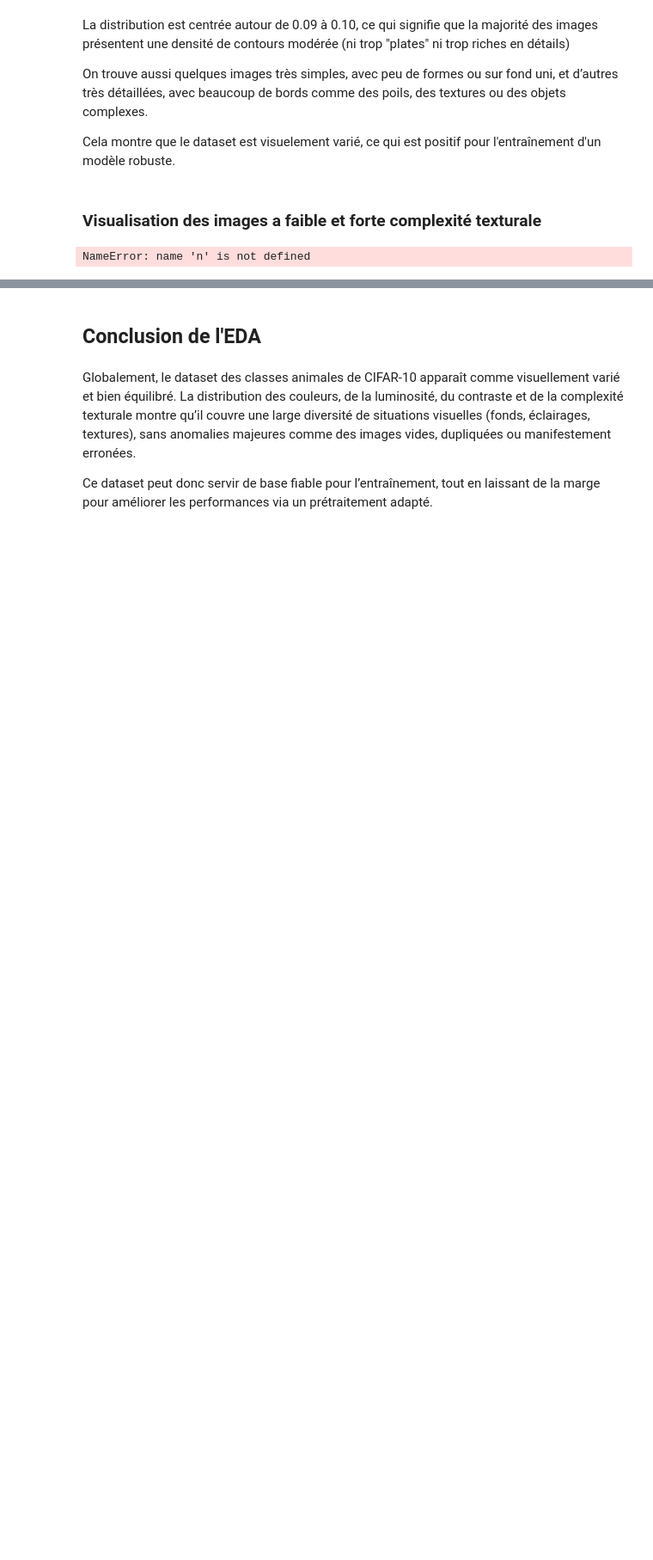
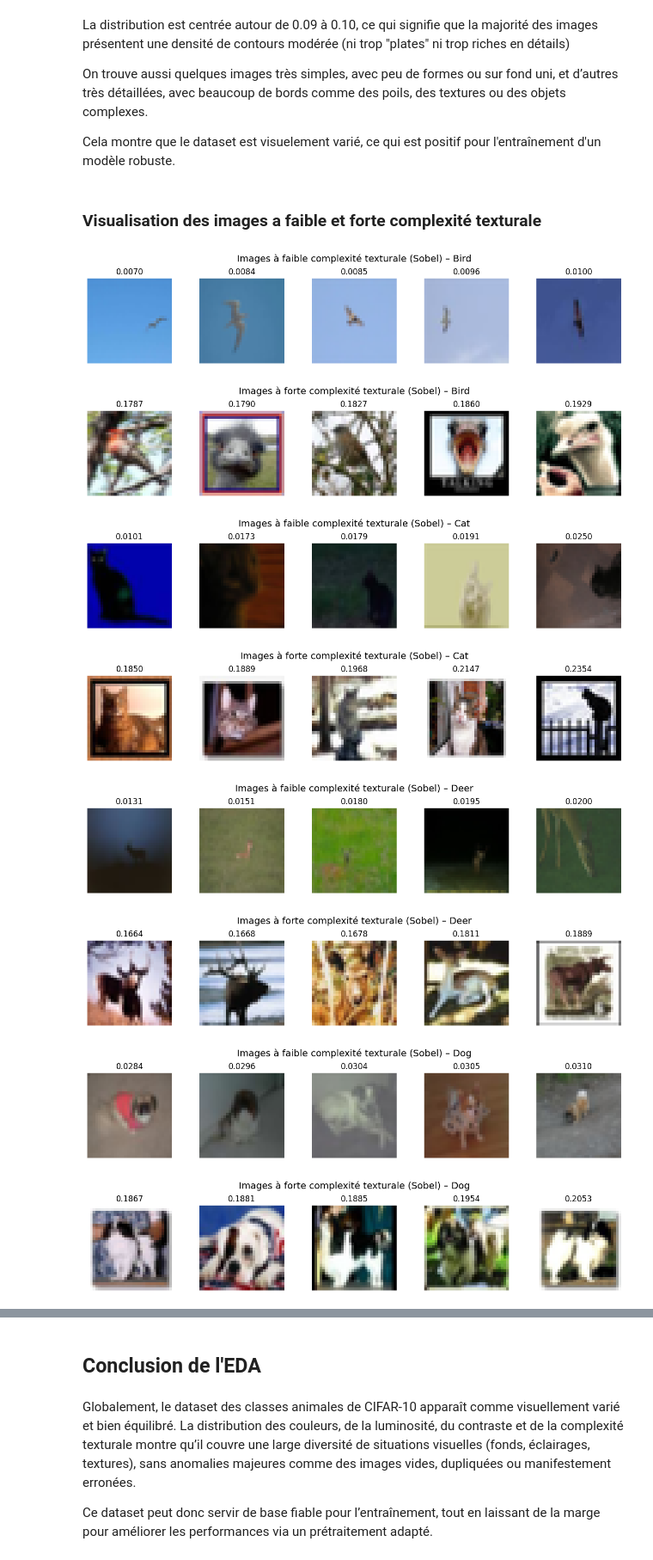
Before and after one commit to DoreneABESSOLO/NeuralZOO, a Jupyter notebook: eda.ipynb, the cells around one changed output, grey strips where cells are left out. Shown at 86% size. Drawn from its saved outputs; the diff is of its cells as text; code cells hidden in the pictures; blank space fills up the shorter version.

```diff
--- a/eda.ipynb
+++ b/eda.ipynb
@@ -373,27 +373,34 @@ Cela montre que le dataset est visuelement varié, ce qui est positif pour l'ent
 # %% [markdown]
 ### Visualisation des images a faible et forte complexité texturale
 # %%
-
+n = 5
 def show_images(images, indices, title, values, class_name):
     plt.figure(figsize=(12, 2.5))
     for i, idx in enumerate(indices):
         plt.subplot(1, n, i+1)
         plt.imshow(images[idx])
         plt.title(f"{values[idx]:.4f}")
         plt.axis('off')
     plt.suptitle(f"{title} – {class_name.capitalize()}", fontsize=14)
     plt.tight_layout()
     plt.show()
 
 
 for class_id, class_name in zip(animal_classes, class_names):
     class_indices = np.where(y_animals == class_id)[0]
     class_densities = edge_density[class_indices]
 
     lowest_idx = class_indices[np.argsort(class_densities)[:n]]
     highest_idx = class_indices[np.argsort(class_densities)[-n:]]
 
     show_images(x_animals, lowest_idx, "Images à faible complexité texturale (Sobel)", edge_density, class_name)
     show_images(x_animals, highest_idx, "Images à forte complexité texturale (Sobel)", edge_density, class_name)
 # %% [output]
-NameError: name 'n' is not defined
+[figure, added]
+[figure, added]
+[figure, added]
+[figure, added]
+[figure, added]
+[figure, added]
+[figure, added]
+[figure, added]
```
Also changed, not shown: parts of 2 cells of this notebook.
